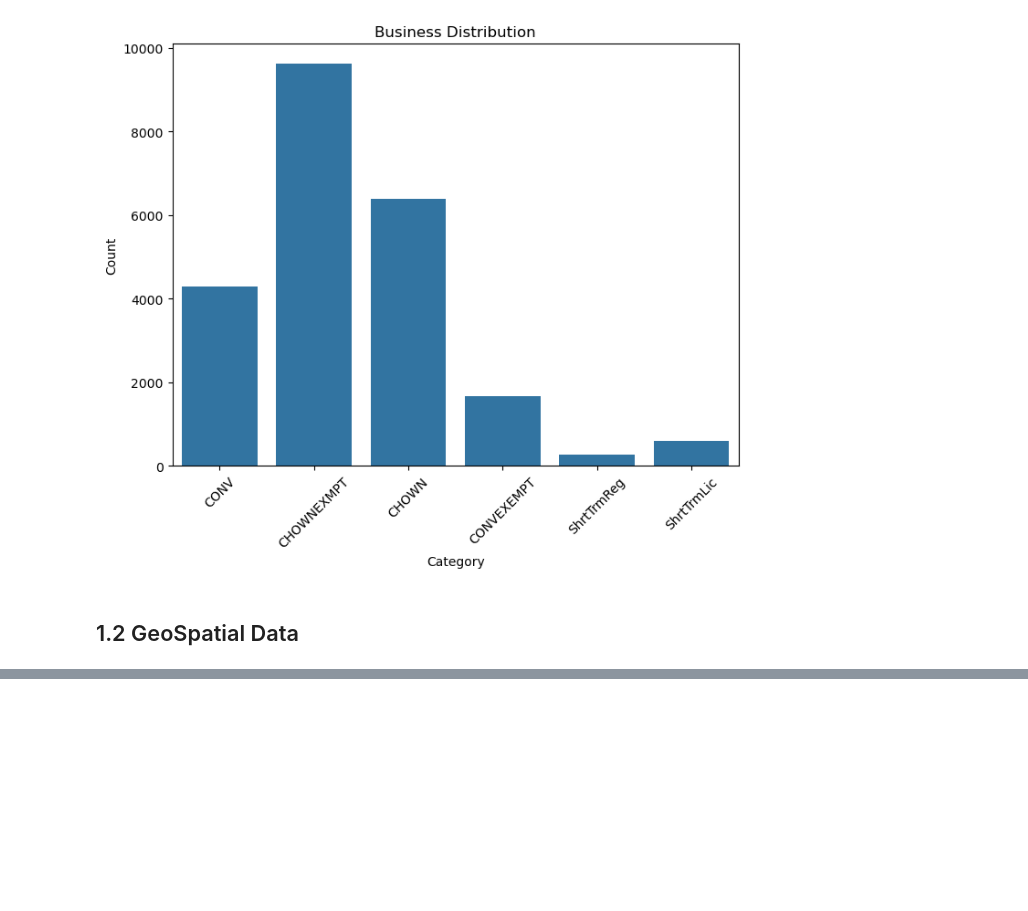
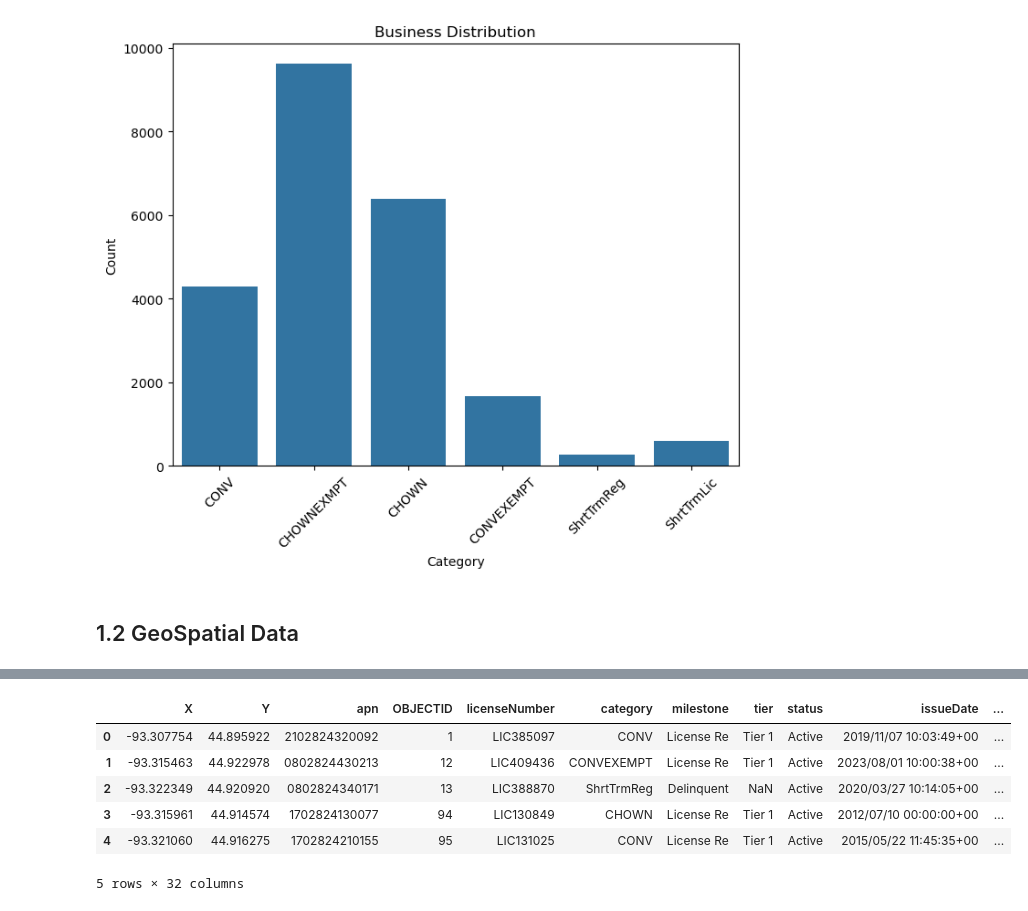
Before and after one commit to kymayodeji/mpls, a Jupyter notebook: eda business.ipynb, the cells around one changed output, grey strips where cells are left out. Cells and saved outputs as stored; diff of their text form; code cells hidden in the pictures; blank space fills up the shorter version.

```diff
--- a/eda business.ipynb
+++ b/eda business.ipynb
@@ -20,7 +40,10 @@ import geopandas as gpd
 From OpenData.Minneapolismn.gov : https://opendata.minneapolismn.gov/datasets/baf5f14d67704668884275686e3db867_0/explore
+# %%
+def a__load_data(data_path):
+    return pd.read_csv(data_path)
 # %%
 file_path="data/Active_Rental_Licenses.csv"
-data=pd.read_csv(file_path)
+data=a__load_data(file_path)
 data.head()
 # %% [output]
 |  | X | Y | apn | OBJECTID | licenseNumber | category | milestone | tier | status | issueDate | ... |
@@ -282,3 +417,14 @@ def plot_mpls(data, description="MPLS businesses"):
+# %%
+df_merge = pd.merge(df, mpls_df, on='ward')
+df_merge.head()
+# %% [output]
+|  | X | Y | apn | OBJECTID | licenseNumber | category | milestone | tier | status | issueDate | ... |
+| 0 | -93.307754 | 44.895922 | 2102824320092 | 1 | LIC385097 | CONV | License Re | Tier 1 | Active | 2019/11/07 10:03:49+00 | ... |
+| 1 | -93.315463 | 44.922978 | 0802824430213 | 12 | LIC409436 | CONVEXEMPT | License Re | Tier 1 | Active | 2023/08/01 10:00:38+00 | ... |
+| 2 | -93.322349 | 44.920920 | 0802824340171 | 13 | LIC388870 | ShrtTrmReg | Delinquent | NaN | Active | 2020/03/27 10:14:05+00 | ... |
+| 3 | -93.315961 | 44.914574 | 1702824130077 | 94 | LIC130849 | CHOWN | License Re | Tier 1 | Active | 2012/07/10 00:00:00+00 | ... |
+| 4 | -93.321060 | 44.916275 | 1702824210155 | 95 | LIC131025 | CONV | License Re | Tier 1 | Active | 2015/05/22 11:45:35+00 | ... |
+5 rows × 32 columns
 # %%
 plot_mpls(df[df['ward']==1], 'MPLS businesses in ward 1')
 # %% [output]
```
Also changed, not shown: parts of 36 cells of this notebook, 2 other files.
